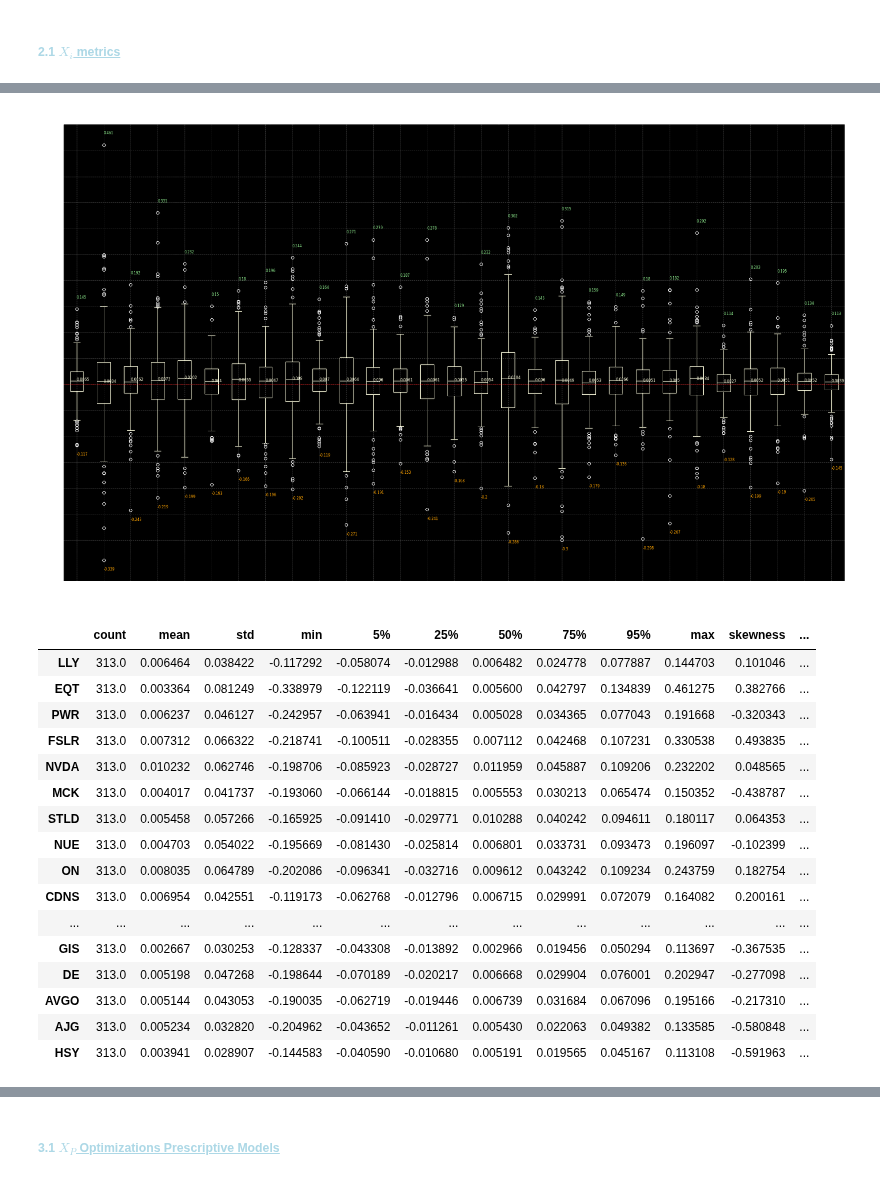
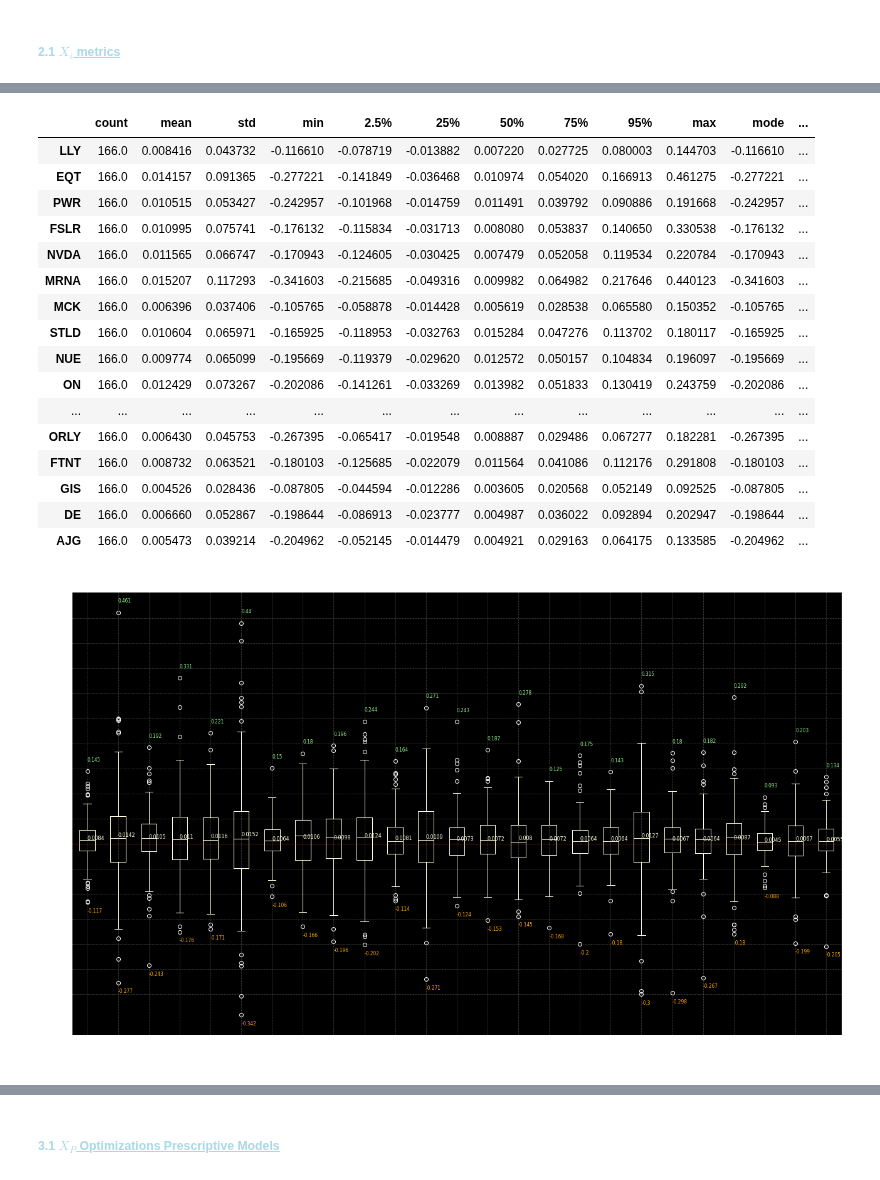
Before and after one commit to EMarquez7/Examen-de-Simulaci-n-2, a Jupyter notebook: Optimization.ipynb, the cells around one changed output, grey strips where cells are left out. Drawn from its saved outputs; the diff is of its cells as text; code cells hidden in the pictures.

Commit message:
Resampling efficiency & dist params, AIC & BIC pt.1

```diff
--- a/Optimization.ipynb
+++ b/Optimization.ipynb
@@ -202,6 +193,6 @@ Selection based on *Sortino's Ratio top 30 from $S\&P500$* is made to avoid risk
 # %%
 today = (datetime.date.today()).strftime("%Y-%m-%d")
-Sortino30 = vs.selection_data(SP_Assets_r.loc["2020-03-02":today], 0.0169, "S&P500 Asset Selection 2018-2020")[2]
+Sortino25 = vs.selection_data(SP_Assets_r.loc["2020-03-02":today], 0.0169, "S&P 500 Metrics from 2020-03-02 to " +str(today), 25)
 # %% [output]
 |      |   $\mu_{i{yr}}$ |   $\sigma_{yr}$ |   $R_{Sharpe}$ |   $R_{Sortino}$ |
 |:-----|----------------:|----------------:|---------------:|----------------:|
@@ -239,23 +261,23 @@ Sortino30 = vs.selection_data(SP_Assets_r.loc["2020-03-02":today], 0.0169, "S&P5
 # %%
-describe = vs.Stats(SP_Assets_r, Sortino30, "W", "S&P 500 Resampling Stats for Sortino Selection (" + str("Weekly") + " basis) from ",
-                    "2020-03-02", today, [.05, .25, .5, .75, .95], color="lightyellow")
-describe
+P = [["W", "Weekly"], ["M", "Monthly"], ["Q", "Qtrly."]]
+describe = [Stats(SP_Assets_r.loc["2020-03-02":today], Sortino25[2], P[i][0], "S&P 500 Resampling Stats for Sortino Selection on a " + str(P[i][1]) + " basis from ",
+                    "2020-03-02", today, [.025, .25, .5, .75, .95], color="lightyellow") for i in range(0, len(P))]
 # %% [output]
+|  | count | mean | std | min | 2.5% | 25% | 50% | 75% | 95% | max | mode | ... |
+| LLY | 166.0 | 0.008416 | 0.043732 | -0.116610 | -0.078719 | -0.013882 | 0.007220 | 0.027725 | 0.080003 | 0.144703 | -0.116610 | ... |
+| EQT | 166.0 | 0.014157 | 0.091365 | -0.277221 | -0.141849 | -0.036468 | 0.010974 | 0.054020 | 0.166913 | 0.461275 | -0.277221 | ... |
+| PWR | 166.0 | 0.010515 | 0.053427 | -0.242957 | -0.101968 | -0.014759 | 0.011491 | 0.039792 | 0.090886 | 0.191668 | -0.242957 | ... |
+| FSLR | 166.0 | 0.010995 | 0.075741 | -0.176132 | -0.115834 | -0.031713 | 0.008080 | 0.053837 | 0.140650 | 0.330538 | -0.176132 | ... |
+| NVDA | 166.0 | 0.011565 | 0.066747 | -0.170943 | -0.124605 | -0.030425 | 0.007479 | 0.052058 | 0.119534 | 0.220784 | -0.170943 | ... |
+| MRNA | 166.0 | 0.015207 | 0.117293 | -0.341603 | -0.215685 | -0.049316 | 0.009982 | 0.064982 | 0.217646 | 0.440123 | -0.341603 | ... |
+| MCK | 166.0 | 0.006396 | 0.037406 | -0.105765 | -0.058878 | -0.014428 | 0.005619 | 0.028538 | 0.065580 | 0.150352 | -0.105765 | ... |
+| STLD | 166.0 | 0.010604 | 0.065971 | -0.165925 | -0.118953 | -0.032763 | 0.015284 | 0.047276 | 0.113702 | 0.180117 | -0.165925 | ... |
+| NUE | 166.0 | 0.009774 | 0.065099 | -0.195669 | -0.119379 | -0.029620 | 0.012572 | 0.050157 | 0.104834 | 0.196097 | -0.195669 | ... |
+| ON | 166.0 | 0.012429 | 0.073267 | -0.202086 | -0.141261 | -0.033269 | 0.013982 | 0.051833 | 0.130419 | 0.243759 | -0.202086 | ... |
+| ... | ... | ... | ... | ... | ... | ... | ... | ... | ... | ... | ... | ... |
+| ORLY | 166.0 | 0.006430 | 0.045753 | -0.267395 | -0.065417 | -0.019548 | 0.008887 | 0.029486 | 0.067277 | 0.182281 | -0.267395 | ... |
+| FTNT | 166.0 | 0.008732 | 0.063521 | -0.180103 | -0.125685 | -0.022079 | 0.011564 | 0.041086 | 0.112176 | 0.291808 | -0.180103 | ... |
+| GIS | 166.0 | 0.004526 | 0.028436 | -0.087805 | -0.044594 | -0.012286 | 0.003605 | 0.020568 | 0.052149 | 0.092525 | -0.087805 | ... |
+| DE | 166.0 | 0.006660 | 0.052867 | -0.198644 | -0.086913 | -0.023777 | 0.004987 | 0.036022 | 0.092894 | 0.202947 | -0.198644 | ... |
+| AJG | 166.0 | 0.005473 | 0.039214 | -0.204962 | -0.052145 | -0.014479 | 0.004921 | 0.029163 | 0.064175 | 0.133585 | -0.204962 | ... |
-[figure, old version]
+[figure, new version]
-|  | count | mean | std | min | 5% | 25% | 50% | 75% | 95% | max | skewness | ... |
-| LLY | 313.0 | 0.006464 | 0.038422 | -0.117292 | -0.058074 | -0.012988 | 0.006482 | 0.024778 | 0.077887 | 0.144703 | 0.101046 | ... |
-| EQT | 313.0 | 0.003364 | 0.081249 | -0.338979 | -0.122119 | -0.036641 | 0.005600 | 0.042797 | 0.134839 | 0.461275 | 0.382766 | ... |
-| PWR | 313.0 | 0.006237 | 0.046127 | -0.242957 | -0.063941 | -0.016434 | 0.005028 | 0.034365 | 0.077043 | 0.191668 | -0.320343 | ... |
-| FSLR | 313.0 | 0.007312 | 0.066322 | -0.218741 | -0.100511 | -0.028355 | 0.007112 | 0.042468 | 0.107231 | 0.330538 | 0.493835 | ... |
-| NVDA | 313.0 | 0.010232 | 0.062746 | -0.198706 | -0.085923 | -0.028727 | 0.011959 | 0.045887 | 0.109206 | 0.232202 | 0.048565 | ... |
-| MCK | 313.0 | 0.004017 | 0.041737 | -0.193060 | -0.066144 | -0.018815 | 0.005553 | 0.030213 | 0.065474 | 0.150352 | -0.438787 | ... |
-| STLD | 313.0 | 0.005458 | 0.057266 | -0.165925 | -0.091410 | -0.029771 | 0.010288 | 0.040242 | 0.094611 | 0.180117 | 0.064353 | ... |
-| NUE | 313.0 | 0.004703 | 0.054022 | -0.195669 | -0.081430 | -0.025814 | 0.006801 | 0.033731 | 0.093473 | 0.196097 | -0.102399 | ... |
-| ON | 313.0 | 0.008035 | 0.064789 | -0.202086 | -0.096341 | -0.032716 | 0.009612 | 0.043242 | 0.109234 | 0.243759 | 0.182754 | ... |
-| CDNS | 313.0 | 0.006954 | 0.042551 | -0.119173 | -0.062768 | -0.012796 | 0.006715 | 0.029991 | 0.072079 | 0.164082 | 0.200161 | ... |
-| ... | ... | ... | ... | ... | ... | ... | ... | ... | ... | ... | ... | ... |
-| GIS | 313.0 | 0.002667 | 0.030253 | -0.128337 | -0.043308 | -0.013892 | 0.002966 | 0.019456 | 0.050294 | 0.113697 | -0.367535 | ... |
-| DE | 313.0 | 0.005198 | 0.047268 | -0.198644 | -0.070189 | -0.020217 | 0.006668 | 0.029904 | 0.076001 | 0.202947 | -0.277098 | ... |
-| AVGO | 313.0 | 0.005144 | 0.043053 | -0.190035 | -0.062719 | -0.019446 | 0.006739 | 0.031684 | 0.067096 | 0.195166 | -0.217310 | ... |
-| AJG | 313.0 | 0.005234 | 0.032820 | -0.204962 | -0.043652 | -0.011261 | 0.005430 | 0.022063 | 0.049382 | 0.133585 | -0.580848 | ... |
-| HSY | 313.0 | 0.003941 | 0.028907 | -0.144583 | -0.040590 | -0.010680 | 0.005191 | 0.019565 | 0.045167 | 0.113108 | -0.591963 | ... |
```
Also changed, not shown: parts of 26 cells of this notebook, 3 other files.
